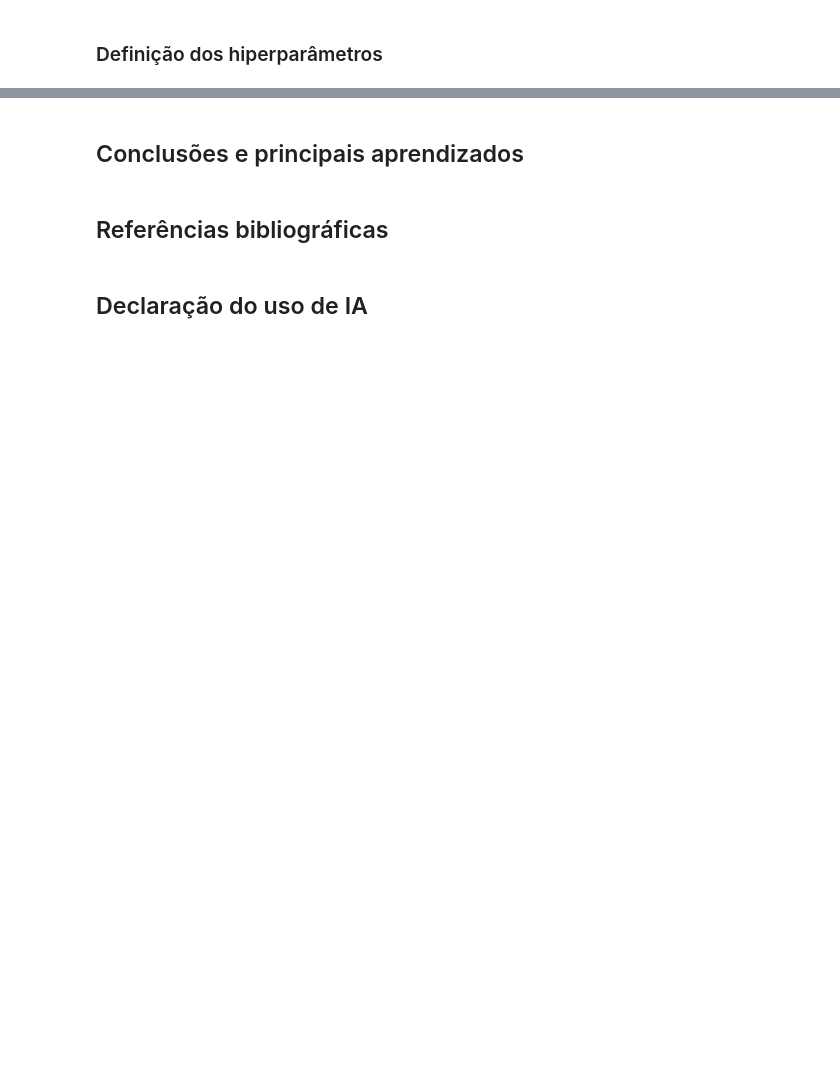
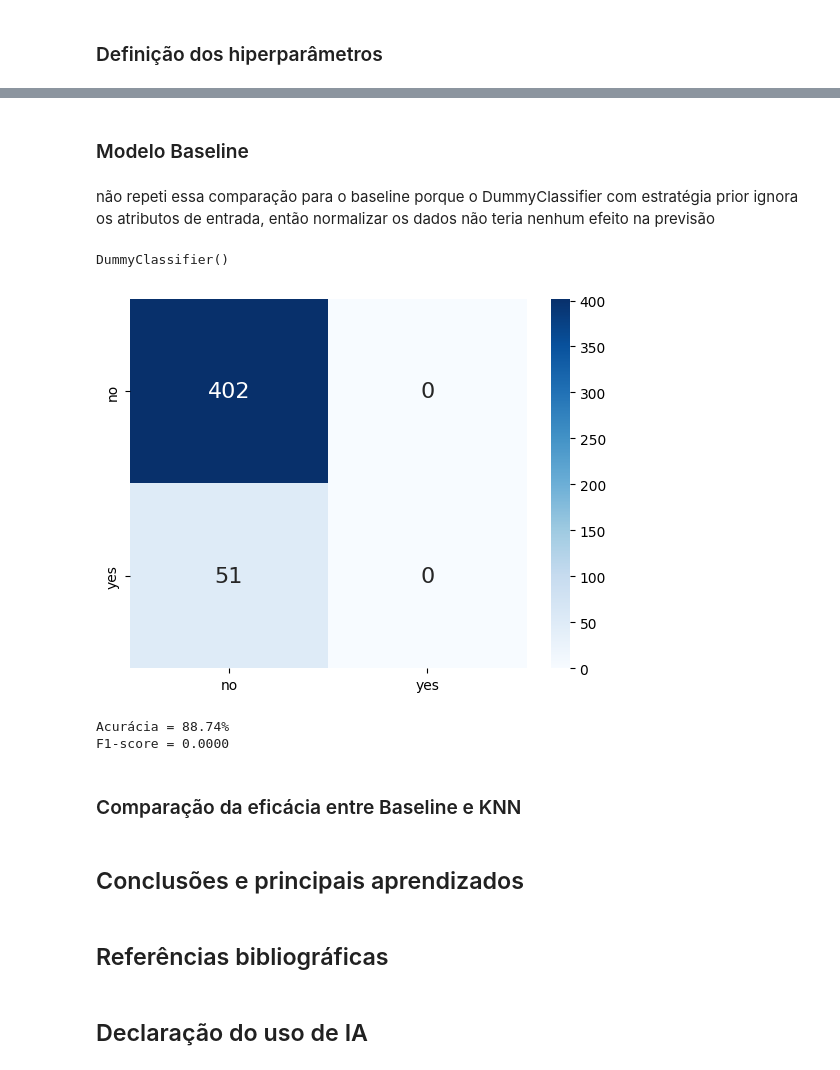
Before and after one commit to buruna087/Cubo-Gelatinoso-, a Jupyter notebook: Cubo_gelatinoso.ipynb, the cells around one changed output, grey strips where cells are left out. Drawn from its saved outputs; the diff is of its cells as text; code cells hidden in the pictures; blank space fills up the shorter version.

```diff
--- a/Cubo_gelatinoso.ipynb
+++ b/Cubo_gelatinoso.ipynb
@@ -258,3 +381,37 @@ Terminar o analisando a acurácia e a matriz de confisão para cada resultados e
+# %% [markdown]
+### Modelo Baseline
+# %% [markdown]
+não repeti essa comparação para o baseline porque o DummyClassifier com estratégia prior ignora os atributos de entrada, então normalizar os dados não teria nenhum efeito na previsão
+# %%
+from sklearn.dummy import DummyClassifier
+
+ordem_labels = ["no", "yes"]
+
+modelo_baseline = DummyClassifier()
+modelo_baseline.fit(X_treino, Y_treino)
+# %% [output]
+DummyClassifier()
+# %%
+y_verdadeiro = Y_teste
+y_previsao = modelo_baseline.predict(X_teste)
+
+matriz_conf = confusion_matrix(y_verdadeiro, y_previsao, labels=ordem_labels)
+df_conf = pd.DataFrame(matriz_conf, ordem_labels, ordem_labels)
+
+sns.heatmap(df_conf, annot=True, fmt="d", annot_kws={"size": 16}, cmap="Blues");
+# %% [output]
+[figure, added]
+# %%
+acuracia_baseline = accuracy_score(y_verdadeiro, y_previsao)
+f1_baseline = f1_score(y_verdadeiro, y_previsao, pos_label="yes")
+
+print(f"Acurácia = {acuracia_baseline*100:.2f}%")
+print(f"F1-score = {f1_baseline:.4f}")
+# %% [output]
+Acurácia = 88.74%
+F1-score = 0.0000
+# %% [markdown]
+### Comparação da eficácia entre Baseline e KNN
 # %% [markdown]
 ##  Conclusões e principais aprendizados
 # %% [markdown]
```
Also changed, not shown: parts of 15 cells of this notebook.
